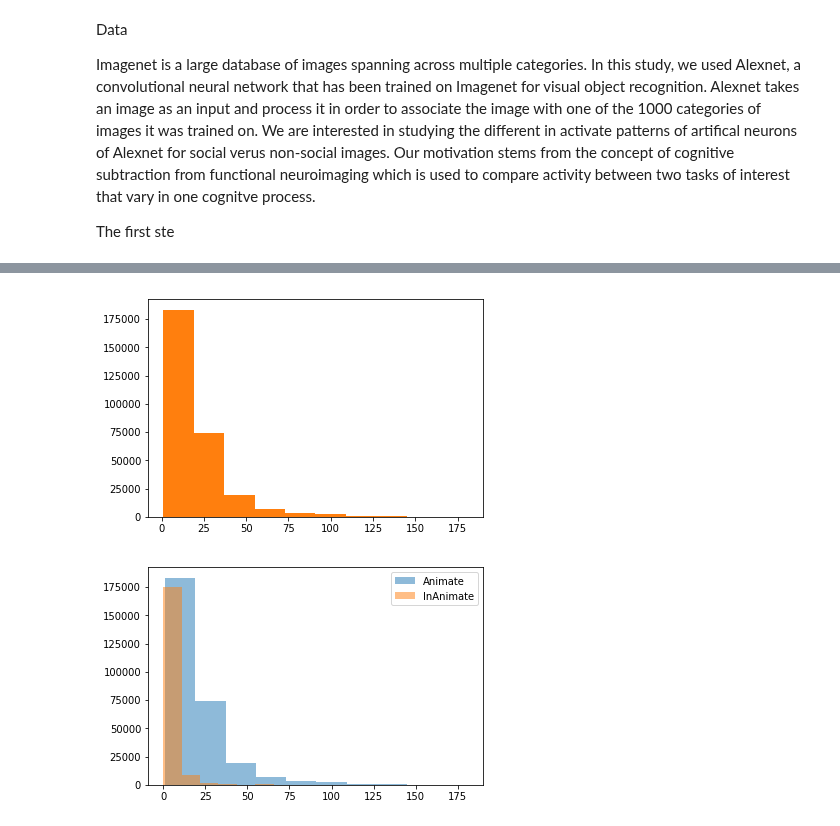
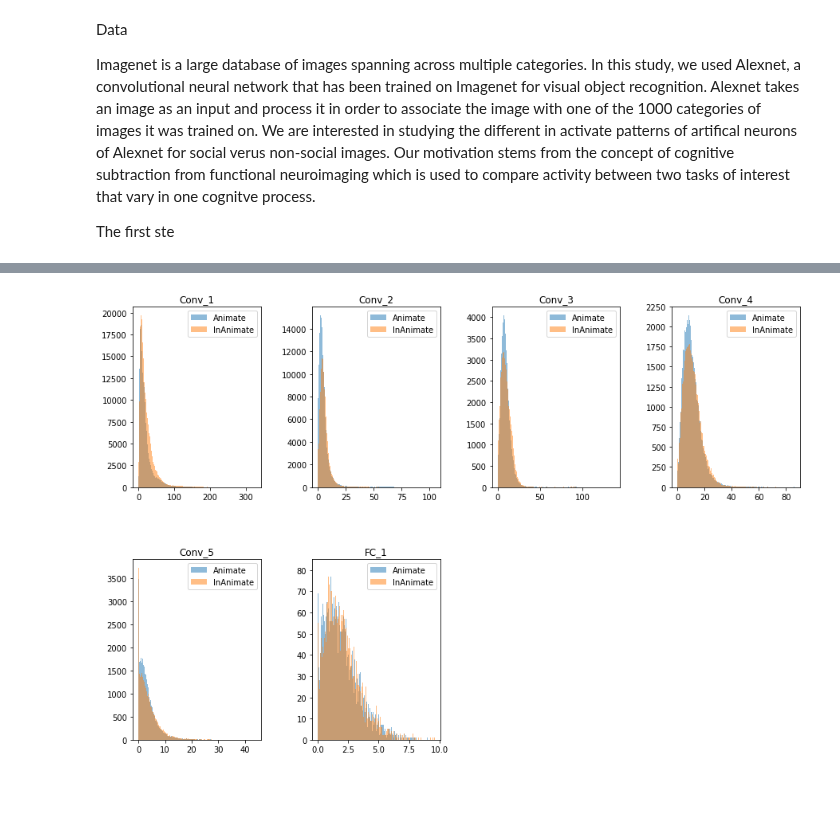
Before and after one commit to SNaGLab/Cognitive-Parcellation, a Jupyter notebook: code/models/Performing Cognitive subtraction with Alexnet.ipynb, the cells around one changed output, grey strips where cells are left out. Drawn from its saved outputs; the diff is of its cells as text; code cells hidden in the pictures; blank space fills up the shorter version.

```diff
--- a/code/models/Performing Cognitive subtraction with Alexnet.ipynb
+++ b/code/models/Performing Cognitive subtraction with Alexnet.ipynb
@@ -32,30 +48,48 @@ Fountain pen ('n03388183')
 # %% [markdown]
 AlexNet Architecture
 <img src="../../data/misc/AlexNet-2012.png">
-# %%
-#Histograms
-
-import cPickle as pickle
-import matplotlib
-%matplotlib inline
-import matplotlib.pyplot as plt
-
-with open('../../data/pkl/animate_train.pkl','rb') as f:
-    data = pickle.load(f)
-temp1 = data[0:290400]
-plt.figure(1)
-plt.hist(temp1,lw=1)
-plt.hist(temp1,lw=2)
-temp2 = data[290400:477024]
-plt.figure(2)
-plt.hist(temp1, alpha=0.5,label='Animate')
-plt.hist(temp2, alpha=0.5,label='InAnimate')
-plt.legend()
-temp3 = data[477024:541920]
-temp4 = data[541920:606816]
-temp5 = data[606816:650080]
-temp6 = data[650080:654176]
-temp7 = data[654176:658272]
-# %% [output]
-[figure, removed]
-[figure, removed]
+# %%
+#Histograms
+with open('../../data/pkl/animate_fold_1_train.pkl','rb') as f:
+    data_animate = pickle.load(f)
+
+with open('../../data/pkl/inanimate_fold_1_train.pkl','rb') as f:
+    data_inanimate = pickle.load(f)
+
+fig = plt.figure(figsize=(15,10))
+fig.subplots_adjust(hspace=0.4, wspace=0.4)
+for i in range(1,7):
+    ax = fig.add_subplot(2,4,i)
+    if i==1:
+        temp1 = data_animate[0:290400]
+        temp2 = data_inanimate[0:290400]
+        ax.set_title('Conv_1')
+    elif i==2:
+        temp1 = data_animate[290400:477024]
+        temp2 = data_inanimate[290400:477024]
+        ax.set_title('Conv_2')
+    elif i==3:
+        temp1 = data_animate[477024:541920]
+        temp2 = data_inanimate[477024:541920]
+        ax.set_title('Conv_3')
+    elif i==4:
+        temp1 = data_animate[541920:606816]
+        temp2 = data_inanimate[541920:606816]
+        ax.set_title('Conv_4')
+    elif i==5:
+        temp1 = data_animate[606816:650080]
+        temp2 = data_inanimate[606816:650080]
+        ax.set_title('Conv_5')
+    elif i==6:
+        temp1 = data_animate[650080:654176]
+        temp2 = data_inanimate[650080:654176]
+        ax.set_title('FC_1')
+    elif i==7:
+        temp1 = data_animate[654176:658272]
+        temp2 = data_inanimate[654176:658272]
+        ax.set_title('FC_2')
+    ax.hist(temp1,bins=200, alpha=0.5,label='Animate')
+    ax.hist(temp2,bins=200,  alpha=0.5,label='InAnimate')
+    ax.legend()
+# %% [output]
+[figure, added]
```
Also changed, not shown: parts of 11 cells of this notebook, 3 other files.
